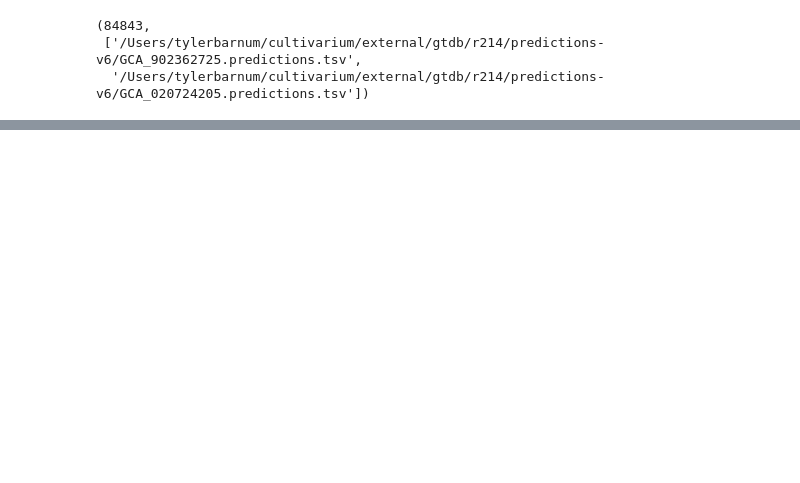
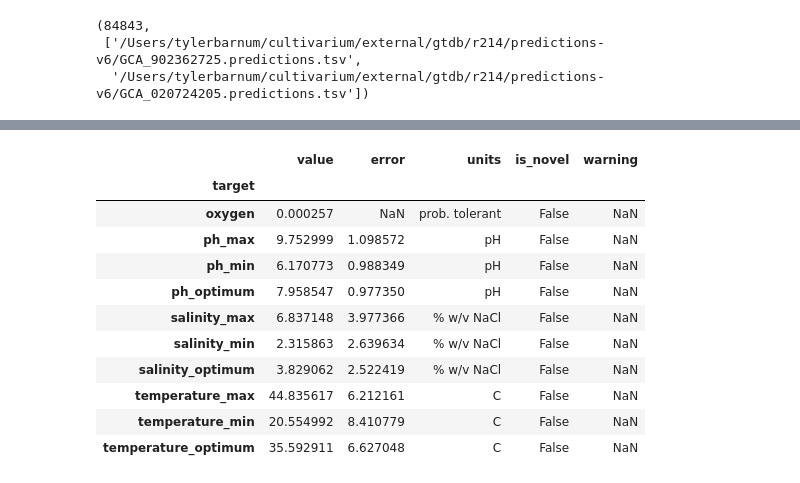
Before and after one commit to cultivarium/GenomeSPOT, a Jupyter notebook: notebooks/tutorial.ipynb, the cells around one changed output, grey strips where cells are left out. Drawn from its saved outputs; the diff is of its cells as text; code cells hidden in the pictures; blank space fills up the shorter version.

Commit message:
feat: script to join outputs

```diff
--- a/notebooks/tutorial.ipynb
+++ b/notebooks/tutorial.ipynb
@@ -631,0 +621,15 @@ pd.concat(dfs, axis=0)
+# %%
+accession, predictions_df = load_output_tsv(output_files[0])
+# %% [output]
+|  | value | error | units | is_novel | warning |
+| target |  |  |  |  |  |
+| oxygen | 0.000257 | NaN | prob. tolerant | False | NaN |
+| ph_max | 9.752999 | 1.098572 | pH | False | NaN |
+| ph_min | 6.170773 | 0.988349 | pH | False | NaN |
+| ph_optimum | 7.958547 | 0.977350 | pH | False | NaN |
+| salinity_max | 6.837148 | 3.977366 | % w/v NaCl | False | NaN |
+| salinity_min | 2.315863 | 2.639634 | % w/v NaCl | False | NaN |
+| salinity_optimum | 3.829062 | 2.522419 | % w/v NaCl | False | NaN |
+| temperature_max | 44.835617 | 6.212161 | C | False | NaN |
+| temperature_min | 20.554992 | 8.410779 | C | False | NaN |
+| temperature_optimum | 35.592911 | 6.627048 | C | False | NaN |
```
Also changed, not shown: parts of 6 cells of this notebook, 1 other file.
